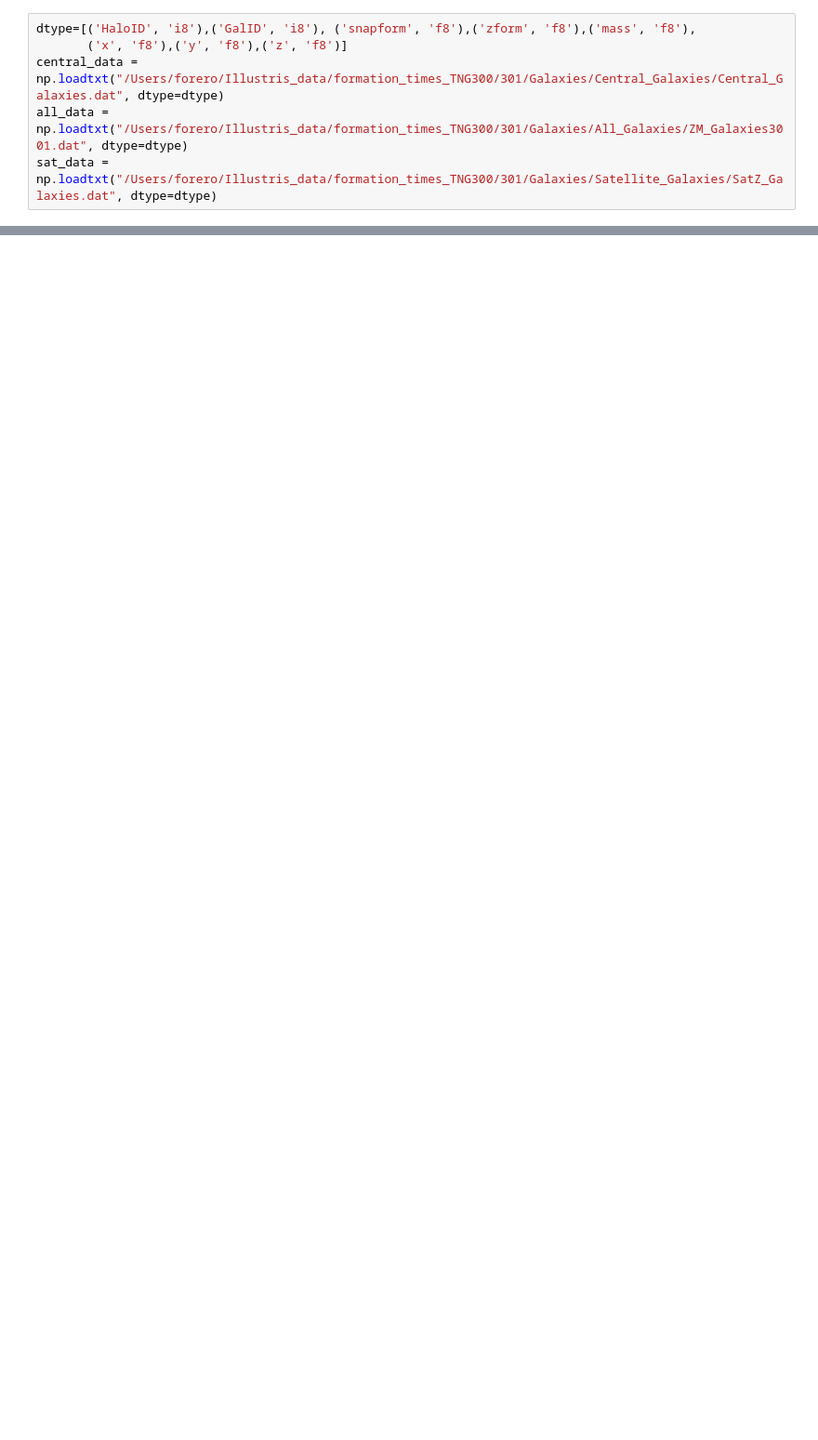
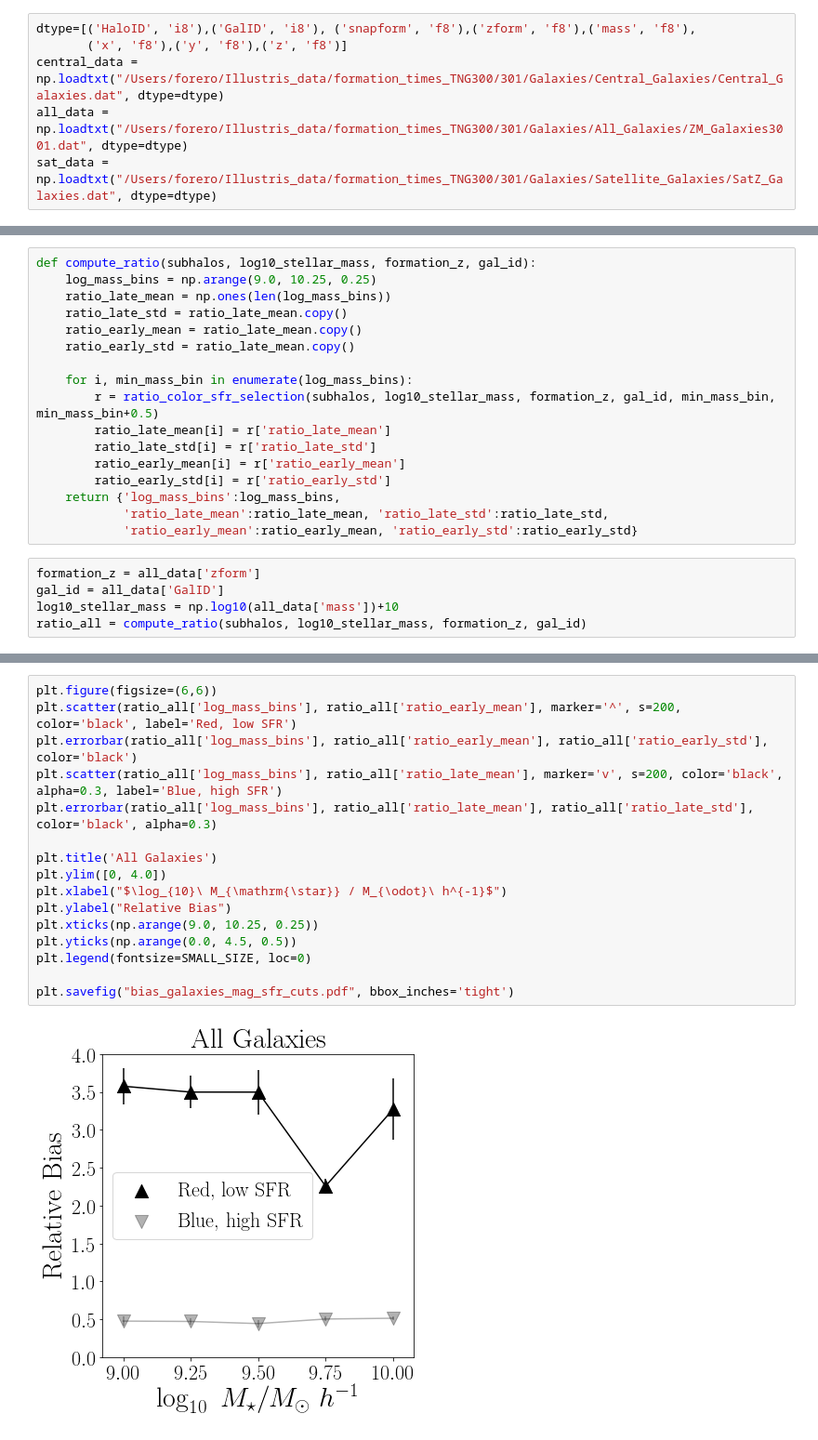
Before and after one commit to forero/IllustrisGalaxyBias, a Jupyter notebook: code/influence_formation_times.ipynb, the cells around one changed output, grey strips where cells are left out. Shown at 93% size. Cells and saved outputs as stored; diff of their text form; blank space fills up the shorter version.

```diff
--- a/code/influence_formation_times.ipynb
+++ b/code/influence_formation_times.ipynb
@@ -175,0 +100,22 @@ for i_bin in range(9):
+# %%
+def compute_ratio(subhalos, log10_stellar_mass, formation_z, gal_id):
+    log_mass_bins = np.arange(9.0, 10.25, 0.25)
+    ratio_late_mean = np.ones(len(log_mass_bins))
+    ratio_late_std = ratio_late_mean.copy()
+    ratio_early_mean = ratio_late_mean.copy()
+    ratio_early_std = ratio_late_mean.copy()
+
+    for i, min_mass_bin in enumerate(log_mass_bins):
+        r = ratio_color_sfr_selection(subhalos, log10_stellar_mass, formation_z, gal_id, min_mass_bin, min_mass_bin+0.5)
+        ratio_late_mean[i] = r['ratio_late_mean']
+        ratio_late_std[i] = r['ratio_late_std']
+        ratio_early_mean[i] = r['ratio_early_mean']
+        ratio_early_std[i] = r['ratio_early_std']
+    return {'log_mass_bins':log_mass_bins,
+            'ratio_late_mean':ratio_late_mean, 'ratio_late_std':ratio_late_std,
+            'ratio_early_mean':ratio_early_mean, 'ratio_early_std':ratio_early_std}
+# %%
+formation_z = all_data['zform']
+gal_id = all_data['GalID']
+log10_stellar_mass = np.log10(all_data['mass'])+10
+ratio_all = compute_ratio(subhalos, log10_stellar_mass, formation_z, gal_id)
@@ -175,0 +137,18 @@ for i_bin in range(9):
+# %%
+plt.figure(figsize=(6,6))
+plt.scatter(ratio_all['log_mass_bins'], ratio_all['ratio_early_mean'], marker='^', s=200, color='black', label='Red, low SFR')
+plt.errorbar(ratio_all['log_mass_bins'], ratio_all['ratio_early_mean'], ratio_all['ratio_early_std'], color='black')
+plt.scatter(ratio_all['log_mass_bins'], ratio_all['ratio_late_mean'], marker='v', s=200, color='black', alpha=0.3, label='Blue, high SFR')
+plt.errorbar(ratio_all['log_mass_bins'], ratio_all['ratio_late_mean'], ratio_all['ratio_late_std'], color='black', alpha=0.3)
+
+plt.title('All Galaxies')
+plt.ylim([0, 4.0])
+plt.xlabel("$\log_{10}\ M_{\mathrm{\star}} / M_{\odot}\ h^{-1}$")
+plt.ylabel("Relative Bias")
+plt.xticks(np.arange(9.0, 10.25, 0.25))
+plt.yticks(np.arange(0.0, 4.5, 0.5))
+plt.legend(fontsize=SMALL_SIZE, loc=0)
+
+plt.savefig("bias_galaxies_mag_sfr_cuts.pdf", bbox_inches='tight')
+# %% [output]
+[figure, added]
```
Also changed, not shown: parts of 12 cells of this notebook.
